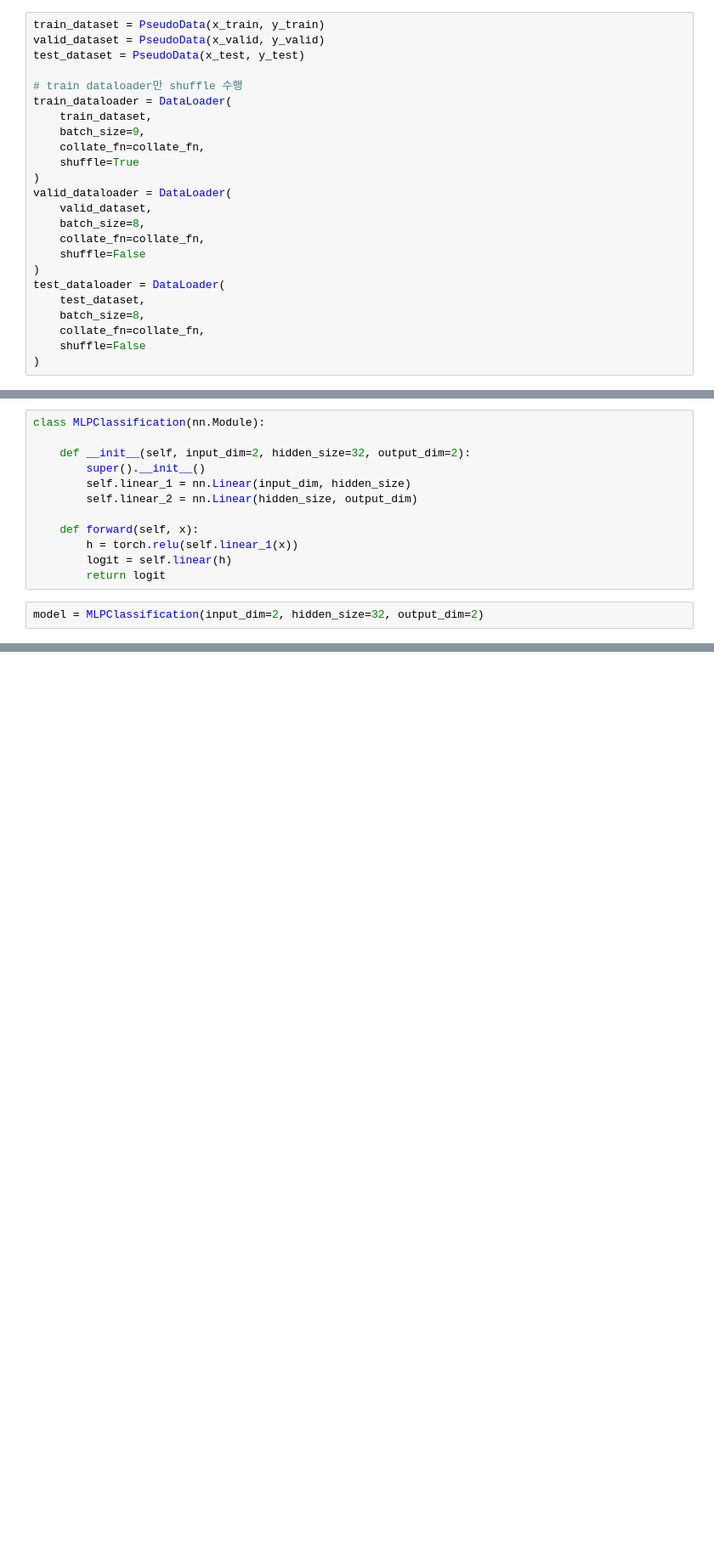
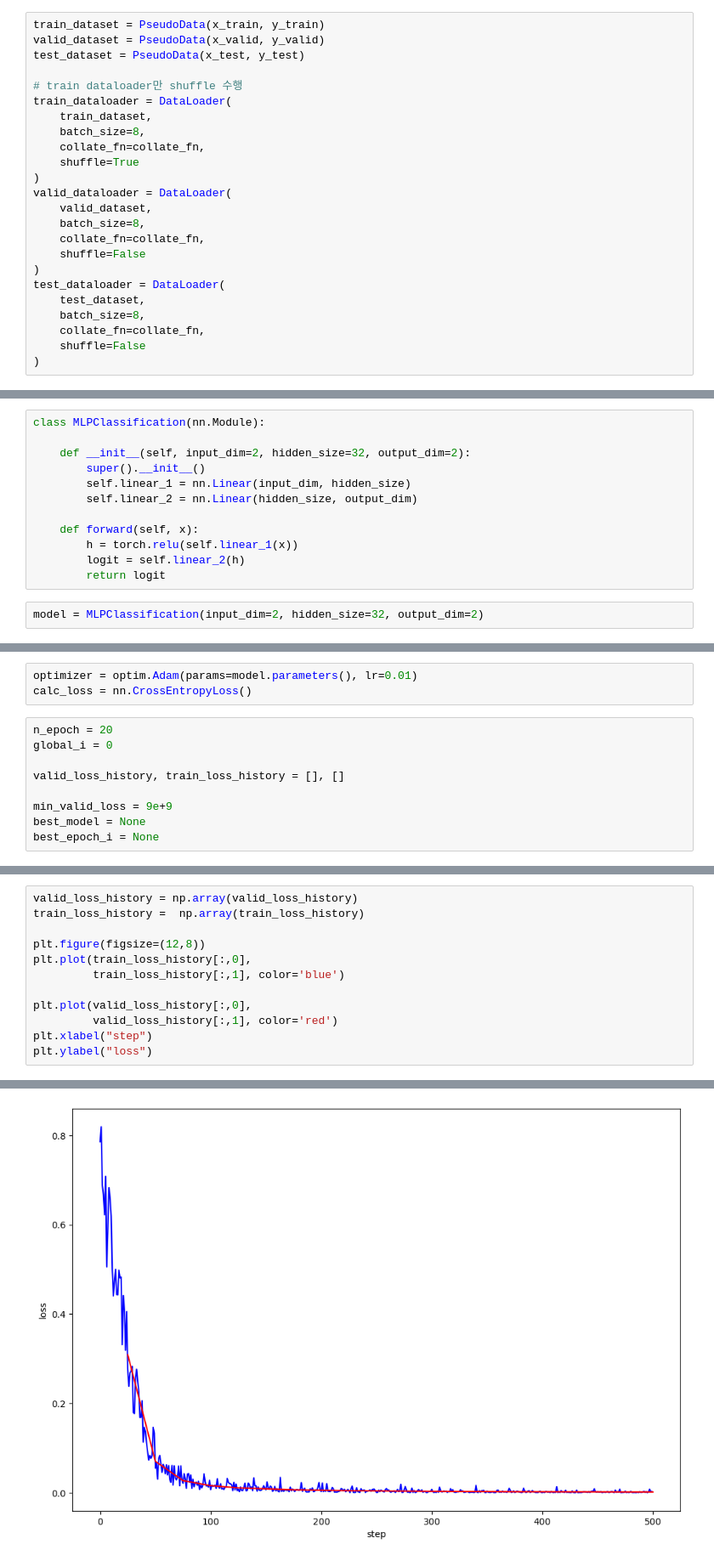
Before and after one commit to sngsuNoh/ML_short, a Jupyter notebook: mlp-classification/mlp-classification.ipynb, the cells around one changed output, grey strips where cells are left out. Shown: that part at 85% size. Cells and saved outputs as stored; diff of their text form; blank space fills up the shorter version.

Commit message:
training & pseudo data error fix

```diff
--- a/mlp-classification/mlp-classification.ipynb
+++ b/mlp-classification/mlp-classification.ipynb
@@ -119,7 +129,7 @@ test_dataset = PseudoData(x_test, y_test)
 # train dataloader만 shuffle 수행
 train_dataloader = DataLoader(
     train_dataset,
-    batch_size=9,
+    batch_size=8,
     collate_fn=collate_fn,
     shuffle=True
 )
@@ -170,7 +179,7 @@ class MLPClassification(nn.Module):
 
     def forward(self, x):
         h = torch.relu(self.linear_1(x))
-        logit = self.linear(h)
+        logit = self.linear_2(h)
         return logit
 # %%
 model = MLPClassification(input_dim=2, hidden_size=32, output_dim=2)
@@ -176,0 +192,12 @@ model = MLPClassification(input_dim=2, hidden_size=32, output_dim=2)
+# %%
+optimizer = optim.Adam(params=model.parameters(), lr=0.01)
+calc_loss = nn.CrossEntropyLoss()
+# %%
+n_epoch = 20
+global_i = 0
+
+valid_loss_history, train_loss_history = [], []
+
+min_valid_loss = 9e+9
+best_model = None
+best_epoch_i = None
@@ -176,0 +266,13 @@ model = MLPClassification(input_dim=2, hidden_size=32, output_dim=2)
+# %%
+valid_loss_history = np.array(valid_loss_history)
+train_loss_history =  np.array(train_loss_history)
+
+plt.figure(figsize=(12,8))
+plt.plot(train_loss_history[:,0],
+         train_loss_history[:,1], color='blue')
+
+plt.plot(valid_loss_history[:,0],
+         valid_loss_history[:,1], color='red')
+plt.xlabel("step")
+plt.ylabel("loss")
+# %% [output]
@@ -176,0 +280 @@ model = MLPClassification(input_dim=2, hidden_size=32, output_dim=2)
+[figure, added]
```
Also changed, not shown: parts of 12 cells of this notebook.
